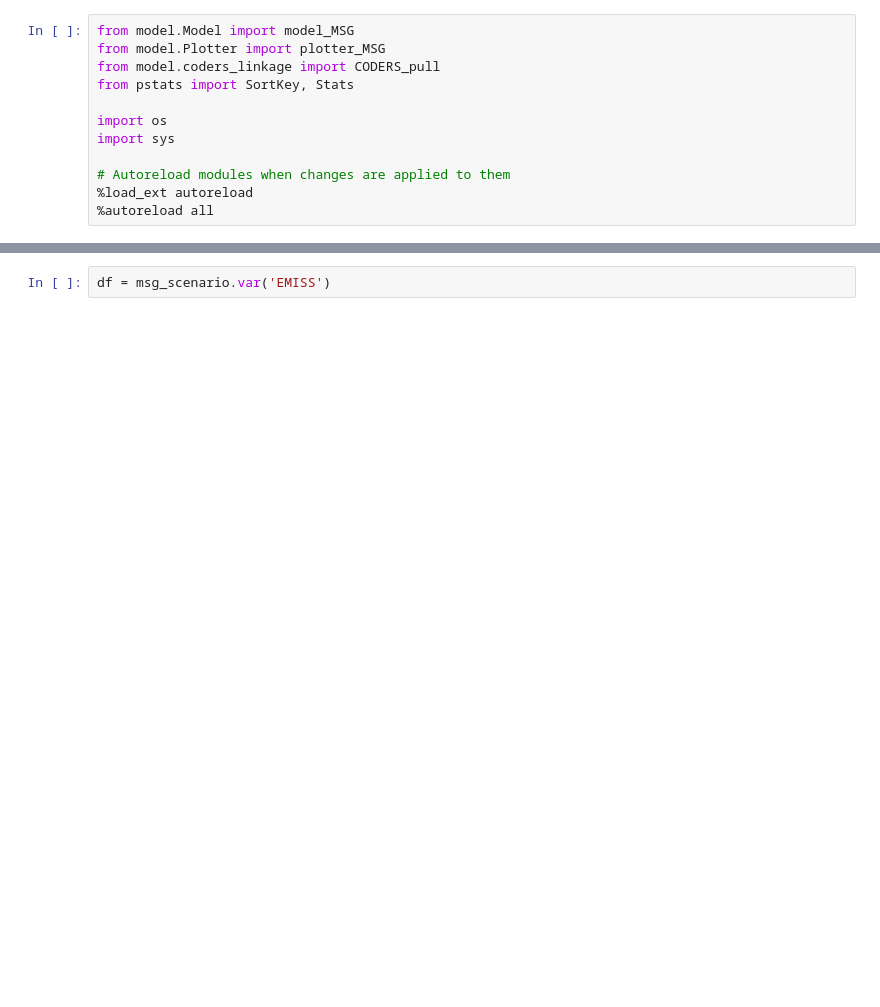
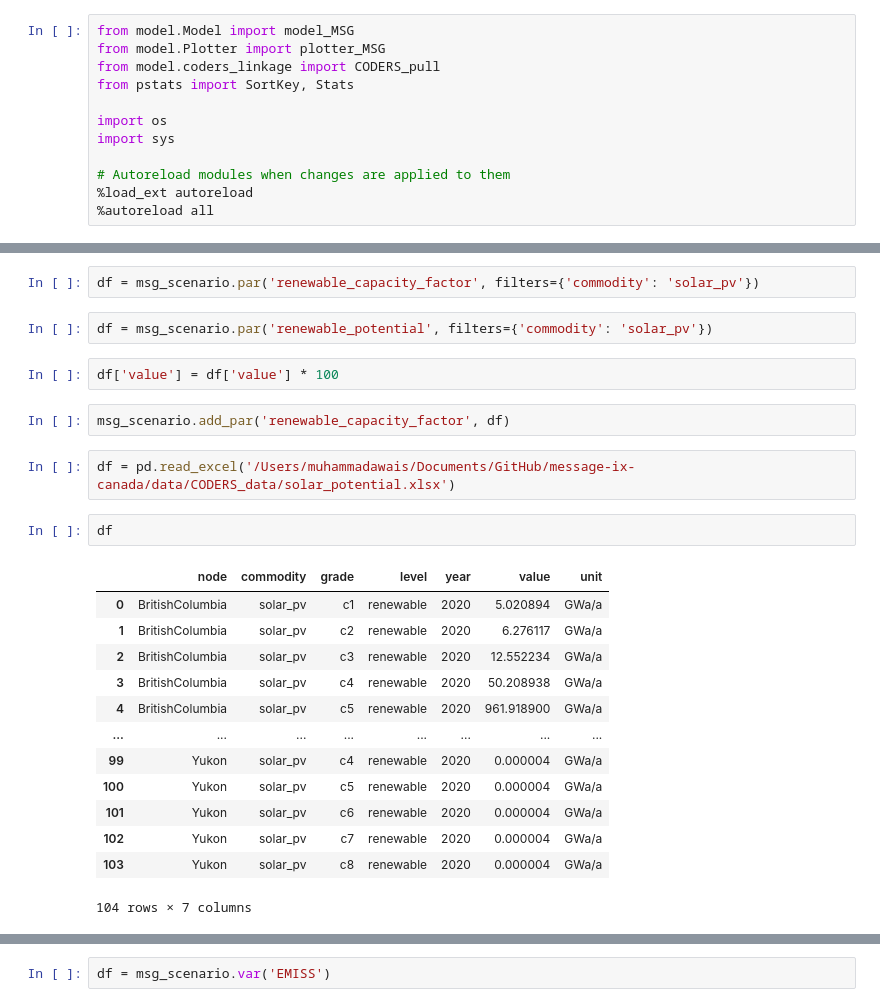
Before and after one commit to awais307/message-ix-canada, a Jupyter notebook: model/notebooks/development_netzero.ipynb, the cells around one changed output, grey strips where cells are left out. Cells and saved outputs as stored; diff of their text form; blank space fills up the shorter version.

```diff
--- a/model/notebooks/development_netzero.ipynb
+++ b/model/notebooks/development_netzero.ipynb
@@ -51,0 +221,26 @@ False
+# %%
+df = msg_scenario.par('renewable_capacity_factor', filters={'commodity': 'solar_pv'})
+# %%
+df = msg_scenario.par('renewable_potential', filters={'commodity': 'solar_pv'})
+# %%
+df['value'] = df['value'] * 100
+# %%
+msg_scenario.add_par('renewable_capacity_factor', df)
+# %%
+df = pd.read_excel('/Users/muhammadawais/Documents/GitHub/message-ix-canada/data/CODERS_data/solar_potential.xlsx')
+# %%
+df
+# %% [output]
+|  | node | commodity | grade | level | year | value | unit |
+| 0 | BritishColumbia | solar_pv | c1 | renewable | 2020 | 5.020894 | GWa/a |
+| 1 | BritishColumbia | solar_pv | c2 | renewable | 2020 | 6.276117 | GWa/a |
+| 2 | BritishColumbia | solar_pv | c3 | renewable | 2020 | 12.552234 | GWa/a |
+| 3 | BritishColumbia | solar_pv | c4 | renewable | 2020 | 50.208938 | GWa/a |
+| 4 | BritishColumbia | solar_pv | c5 | renewable | 2020 | 961.918900 | GWa/a |
+| ... | ... | ... | ... | ... | ... | ... | ... |
+| 99 | Yukon | solar_pv | c4 | renewable | 2020 | 0.000004 | GWa/a |
+| 100 | Yukon | solar_pv | c5 | renewable | 2020 | 0.000004 | GWa/a |
+| 101 | Yukon | solar_pv | c6 | renewable | 2020 | 0.000004 | GWa/a |
+| 102 | Yukon | solar_pv | c7 | renewable | 2020 | 0.000004 | GWa/a |
+| 103 | Yukon | solar_pv | c8 | renewable | 2020 | 0.000004 | GWa/a |
+104 rows × 7 columns
```
Also changed, not shown: parts of 141 cells of this notebook, 14 other files.
